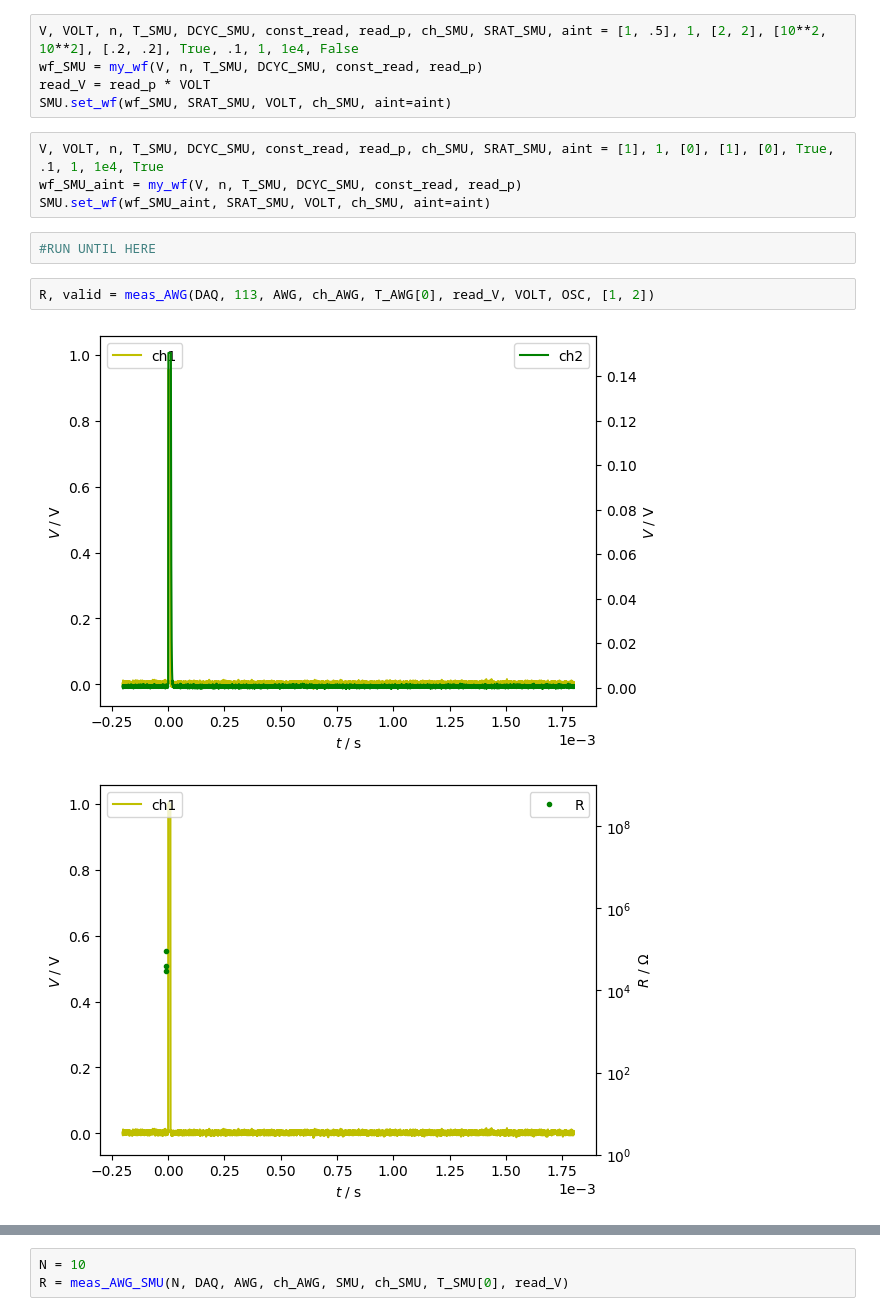
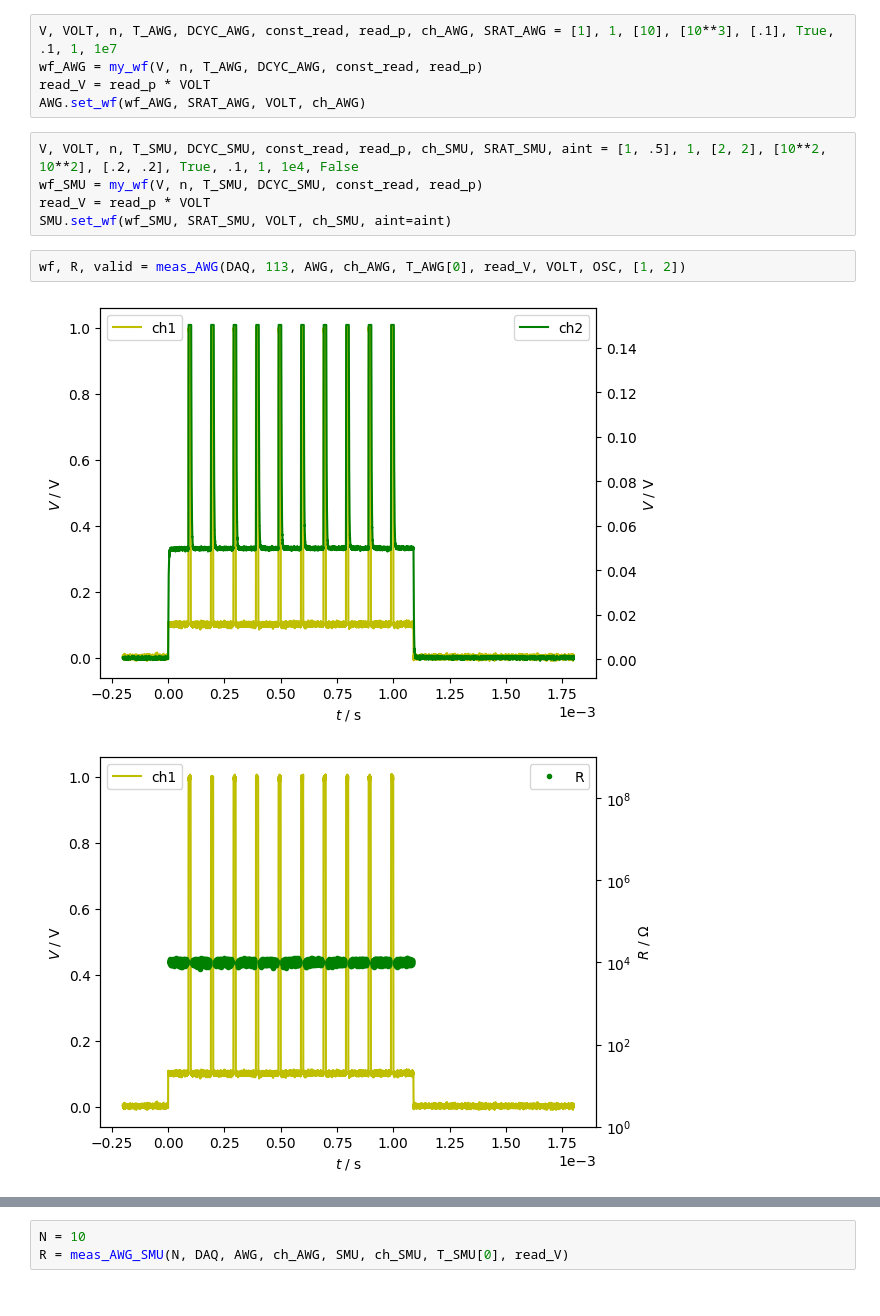
Before and after one commit to raxov99/iis_optolab, a Jupyter notebook: in_lab.ipynb, the cells around one changed output, grey strips where cells are left out. Saved outputs shown, nothing was run; the diff lists cells and outputs as text.

```diff
--- a/in_lab.ipynb
+++ b/in_lab.ipynb
@@ -38,16 +34,15 @@ AWG.set_wf(wf_AWG, SRAT_AWG, VOLT, ch_AWG)
+# %%
+V, VOLT, n, T_AWG, DCYC_AWG, const_read, read_p, ch_AWG, SRAT_AWG = [1], 1, [10], [10**3], [.1], True, .1, 1, 1e7
+wf_AWG = my_wf(V, n, T_AWG, DCYC_AWG, const_read, read_p)
+read_V = read_p * VOLT
+AWG.set_wf(wf_AWG, SRAT_AWG, VOLT, ch_AWG)
 # %%
 V, VOLT, n, T_SMU, DCYC_SMU, const_read, read_p, ch_SMU, SRAT_SMU, aint = [1, .5], 1, [2, 2], [10**2, 10**2], [.2, .2], True, .1, 1, 1e4, False
 wf_SMU = my_wf(V, n, T_SMU, DCYC_SMU, const_read, read_p)
 read_V = read_p * VOLT
 SMU.set_wf(wf_SMU, SRAT_SMU, VOLT, ch_SMU, aint=aint)
-# %%
-V, VOLT, n, T_SMU, DCYC_SMU, const_read, read_p, ch_SMU, SRAT_SMU, aint = [1], 1, [0], [1], [0], True, .1, 1, 1e4, True
-wf_SMU_aint = my_wf(V, n, T_SMU, DCYC_SMU, const_read, read_p)
-SMU.set_wf(wf_SMU_aint, SRAT_SMU, VOLT, ch_SMU, aint=aint)
-# %%
-#RUN UNTIL HERE
 # %%
-R, valid = meas_AWG(DAQ, 113, AWG, ch_AWG, T_AWG[0], read_V, VOLT, OSC, [1, 2])
+wf, R, valid = meas_AWG(DAQ, 113, AWG, ch_AWG, T_AWG[0], read_V, VOLT, OSC, [1, 2])
 # %% [output]
-[figure, old version]
+[figure, new version]
-[figure, old version]
+[figure, new version]
```
Also changed, not shown: parts of 9 cells of this notebook, 1 other file.
